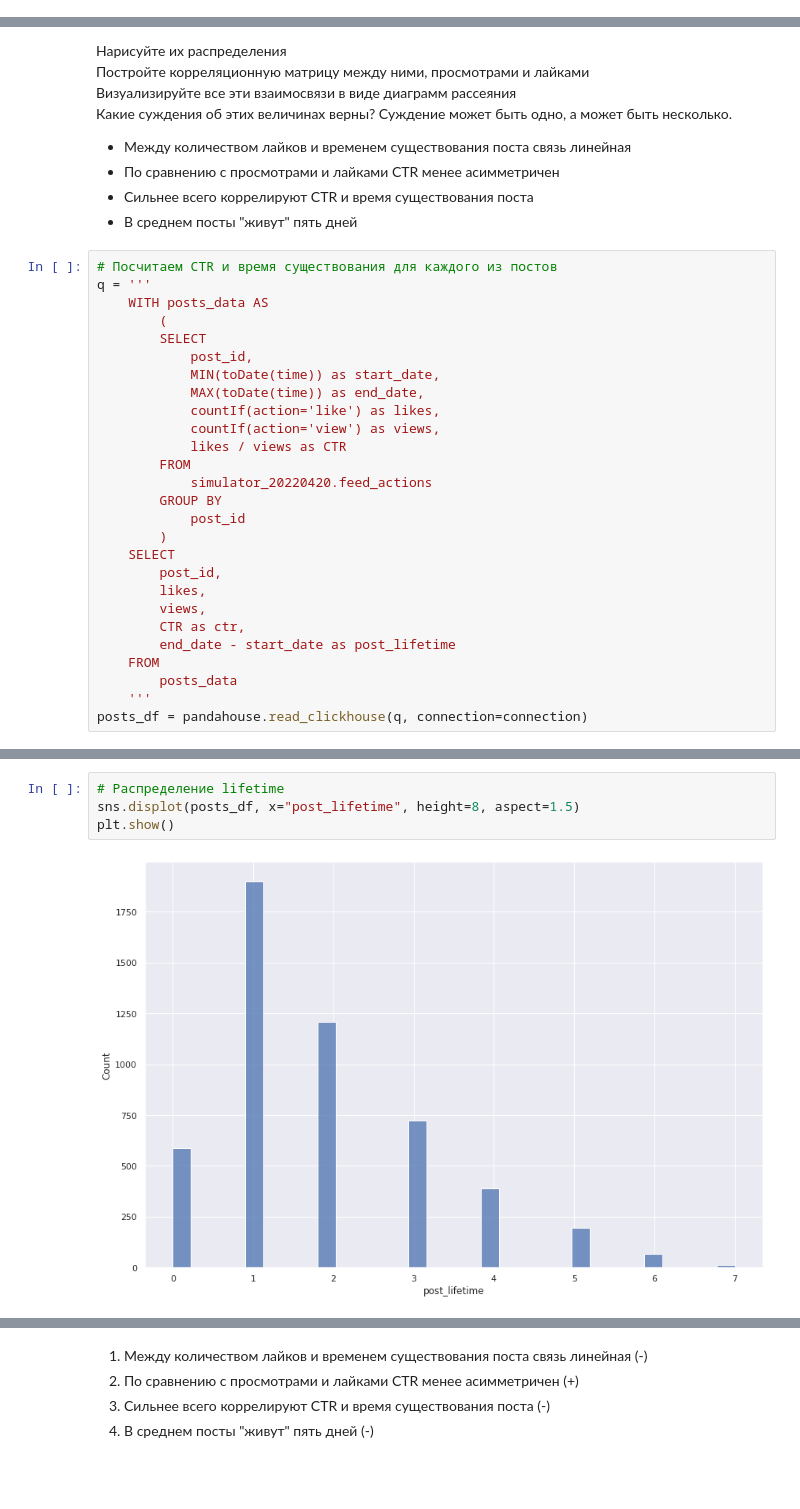
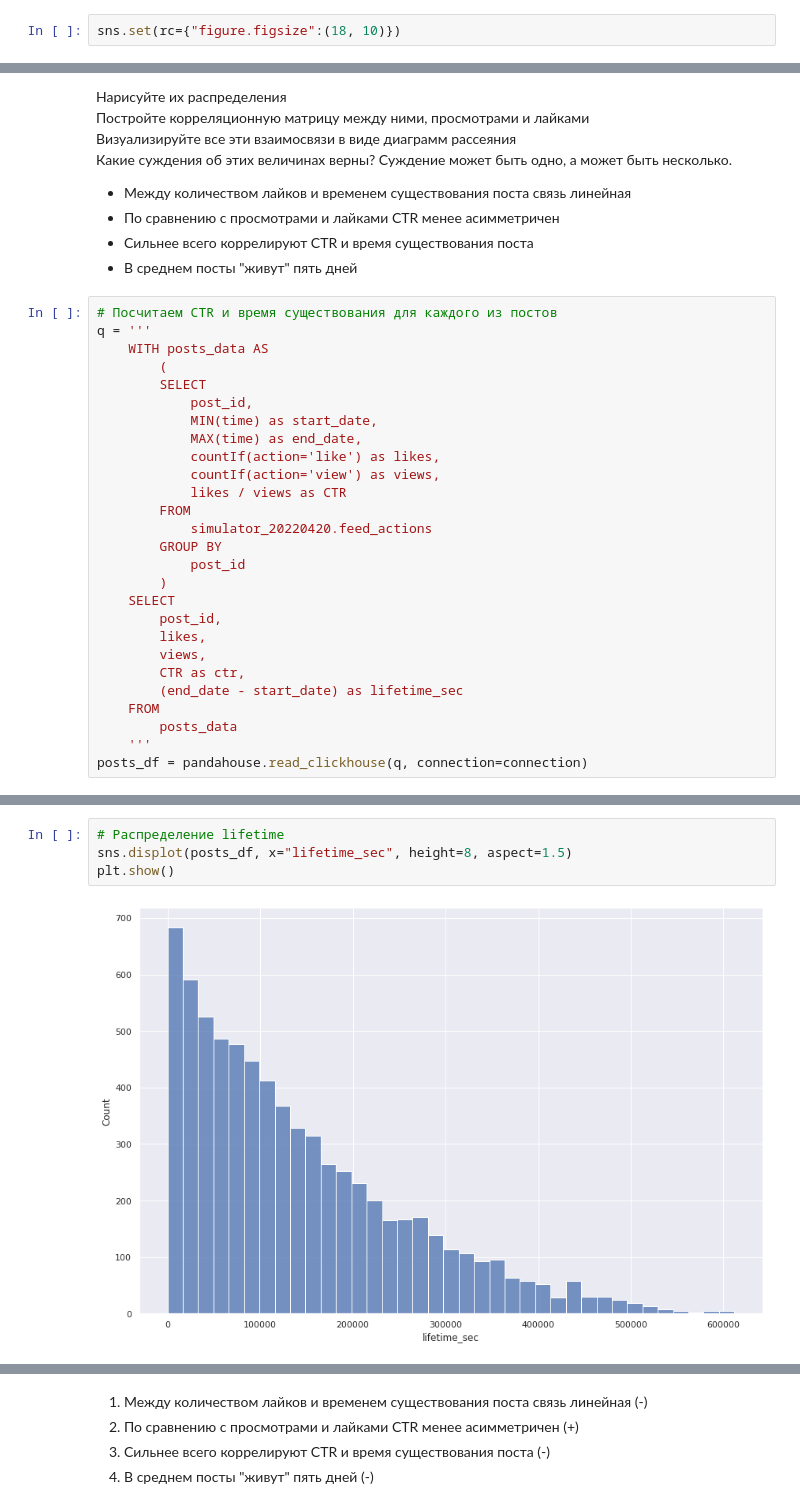
Before and after one commit to EvgDubrovin/Data_Analyst_Simulator, a Jupyter notebook: practice_tasks/practical_tasks.ipynb, the cells around one changed output, grey strips where cells are left out. Cells and saved outputs as stored; diff of their text form; blank space fills up the shorter version.

```diff
--- a/practice_tasks/practical_tasks.ipynb
+++ b/practice_tasks/practical_tasks.ipynb
@@ -162,6 +162,8 @@ views_likes_daily_df
 views_likes_by_posts_df['views_stndrtzd'] = (views_likes_by_posts_df['views'] - views_likes_by_posts_df['views'].mean()) / views_likes_by_posts_df['views'].std()
 # Стандартизованные лайки
 views_likes_by_posts_df['likes_stndrtzd'] = (views_likes_by_posts_df['likes'] - views_likes_by_posts_df['likes'].mean()) / views_likes_by_posts_df['likes'].std()
+# %%
+sns.set(rc={"figure.figsize":(18, 10)})
 # %%
 # QQ-plot
 pp_x = sm.ProbPlot(np.array(views_likes_by_posts_df['views_stndrtzd']))
@@ -228,8 +232,8 @@ q = '''
         (
         SELECT
             post_id,
-            MIN(toDate(time)) as start_date,
-            MAX(toDate(time)) as end_date,
+            MIN(time) as start_date,
+            MAX(time) as end_date,
             countIf(action='like') as likes,
             countIf(action='view') as views,
             likes / views as CTR
@@ -243,7 +247,7 @@ q = '''
         likes,
         views,
         CTR as ctr,
-        end_date - start_date as post_lifetime
+        (end_date - start_date) as lifetime_sec
     FROM
         posts_data
     '''
@@ -266,8 +272,8 @@ plt.show()
 # %%
 # Распределение lifetime
-sns.displot(posts_df, x="post_lifetime", height=8, aspect=1.5)
+sns.displot(posts_df, x="lifetime_sec", height=8, aspect=1.5)
 plt.show()
 # %% [output]
-[figure, old version]
+[figure, new version]
 # %%
 # Визуализируем взаимосвязи между CTR, lifetime, просмотрами и лайками в виде диаграмм рассеяния
```
Also changed, not shown: parts of 29 cells of this notebook, 1 other file.
